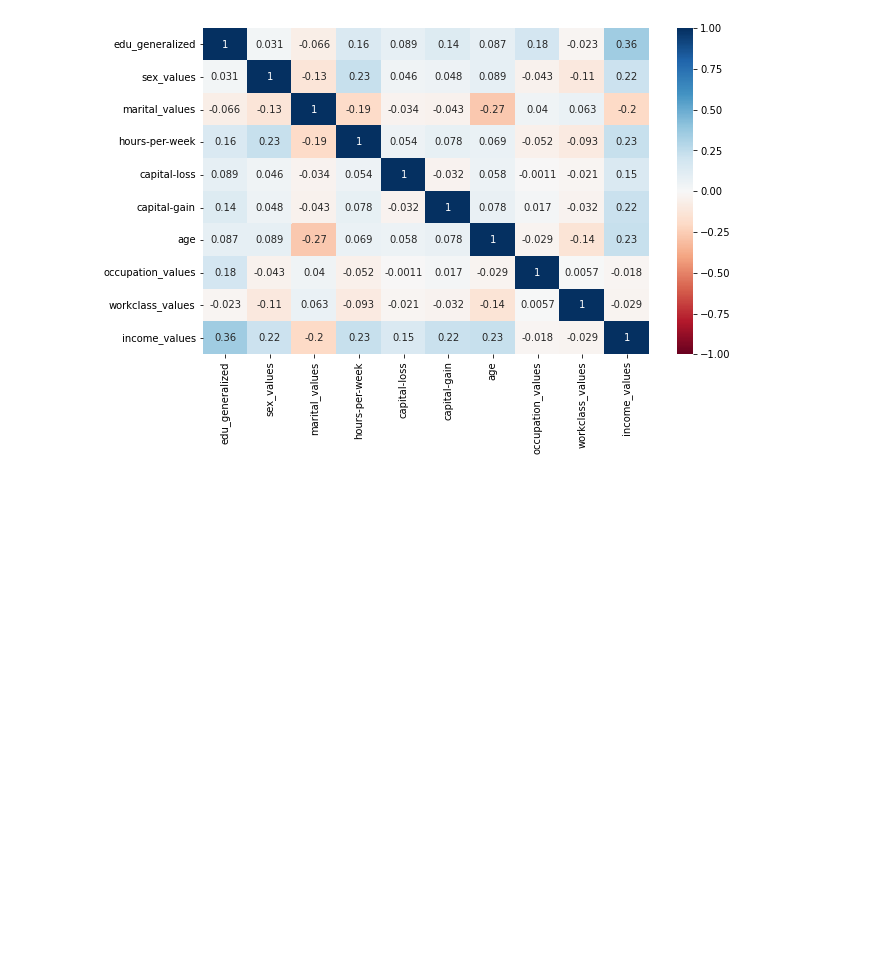
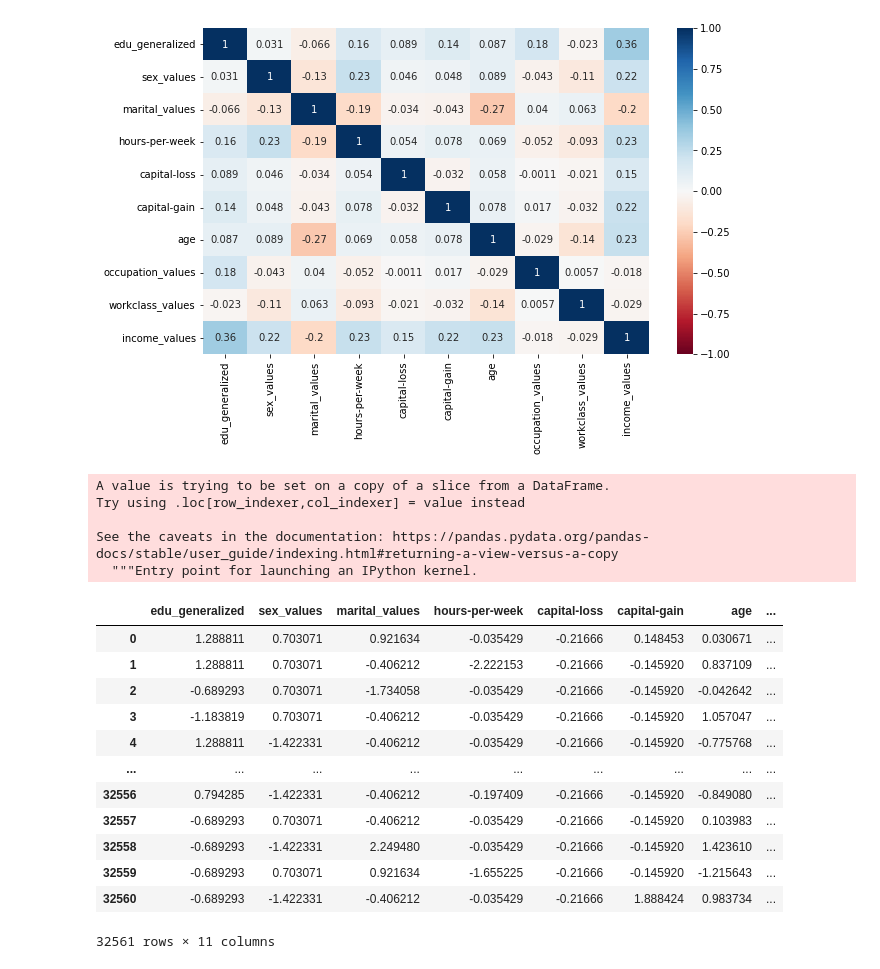
Before and after one commit to fnkzhang/ECS171FinalProject, a Jupyter notebook: ecs171_group17.ipynb, the cells around one changed output. Drawn from its saved outputs; the diff is of its cells as text; code cells hidden in the pictures; blank space fills up the shorter version.

```diff
--- a/ecs171_group17.ipynb
+++ b/ecs171_group17.ipynb
@@ -508,7 +508,7 @@ See the caveats in the documentation: https://pandas.pydata.org/pandas-docs/stab
 ['other-job' 'Self-emp-not-inc' 'no-pay'] [2 0 1]
 # %%
 #  TODO: reduce data to features we want to use
-data = data[['edu_generalized', 'sex_values', 'marital_values', 'hours-per-week', 'capital-loss', 'capital-gain', 'age', 'occupation_values','workclass_values', 'income_values']]
+data = data[['edu_generalized', 'sex_values', 'marital_values', 'hours-per-week', 'capital-loss', 'capital-gain', 'age', 'occupation_values','workclass_values', 'income_values', '50k']]
 # %%
 # Re-display correlation graphs of pre-processed data
 # corr matrix of pre-processed data:
@@ -521,3 +521,24 @@ sns.heatmap(corr2, vmin=-1, vmax=1, center=0, annot=True, cmap= 'RdBu')
 # %% [output]
 <matplotlib.axes._subplots.AxesSubplot at 0x...>
 [figure]
+# %%
+data['50k'] = [ 1 if y==">50K" else 0 for y in data['50k'] ]
+# %% [output]
+A value is trying to be set on a copy of a slice from a DataFrame.
+Try using .loc[row_indexer,col_indexer] = value instead
+
+See the caveats in the documentation: https://pandas.pydata.org/pandas-docs/stable/user_guide/indexing.html#returning-a-view-versus-a-copy
+  """Entry point for launching an IPython kernel.
+|  | edu_generalized | sex_values | marital_values | hours-per-week | capital-loss | capital-gain | age | ... |
+| 0 | 1.288811 | 0.703071 | 0.921634 | -0.035429 | -0.21666 | 0.148453 | 0.030671 | ... |
+| 1 | 1.288811 | 0.703071 | -0.406212 | -2.222153 | -0.21666 | -0.145920 | 0.837109 | ... |
+| 2 | -0.689293 | 0.703071 | -1.734058 | -0.035429 | -0.21666 | -0.145920 | -0.042642 | ... |
+| 3 | -1.183819 | 0.703071 | -0.406212 | -0.035429 | -0.21666 | -0.145920 | 1.057047 | ... |
+| 4 | 1.288811 | -1.422331 | -0.406212 | -0.035429 | -0.21666 | -0.145920 | -0.775768 | ... |
+| ... | ... | ... | ... | ... | ... | ... | ... | ... |
+| 32556 | 0.794285 | -1.422331 | -0.406212 | -0.197409 | -0.21666 | -0.145920 | -0.849080 | ... |
+| 32557 | -0.689293 | 0.703071 | -0.406212 | -0.035429 | -0.21666 | -0.145920 | 0.103983 | ... |
+| 32558 | -0.689293 | -1.422331 | 2.249480 | -0.035429 | -0.21666 | -0.145920 | 1.423610 | ... |
+| 32559 | -0.689293 | 0.703071 | 0.921634 | -1.655225 | -0.21666 | -0.145920 | -1.215643 | ... |
+| 32560 | -0.689293 | -1.422331 | -0.406212 | -0.035429 | -0.21666 | 1.888424 | 0.983734 | ... |
+32561 rows × 11 columns
```
Also changed, not shown: parts of 1 cell of this notebook.
